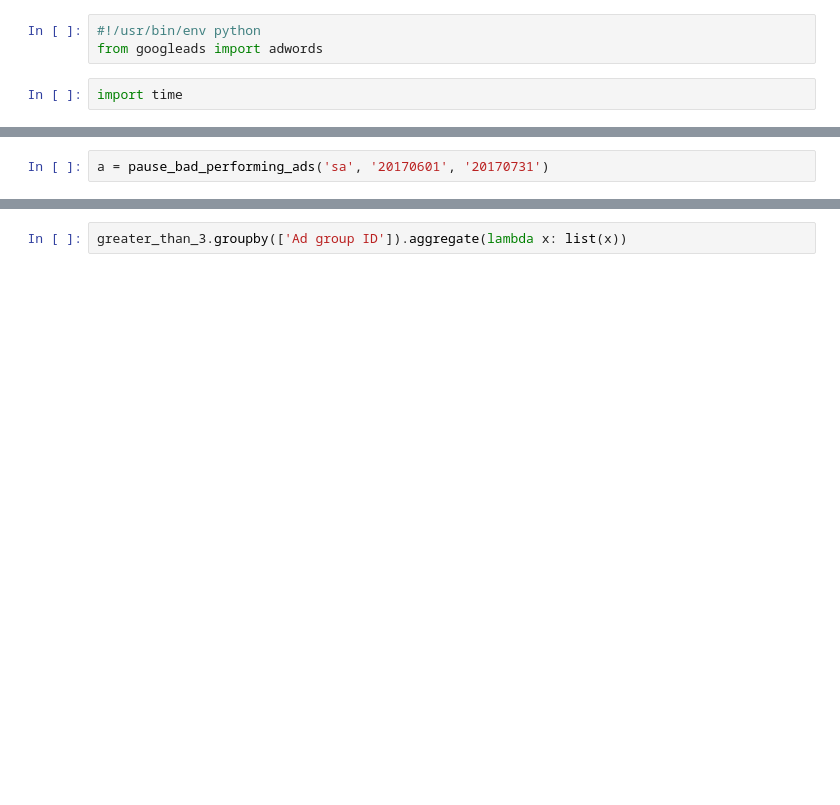
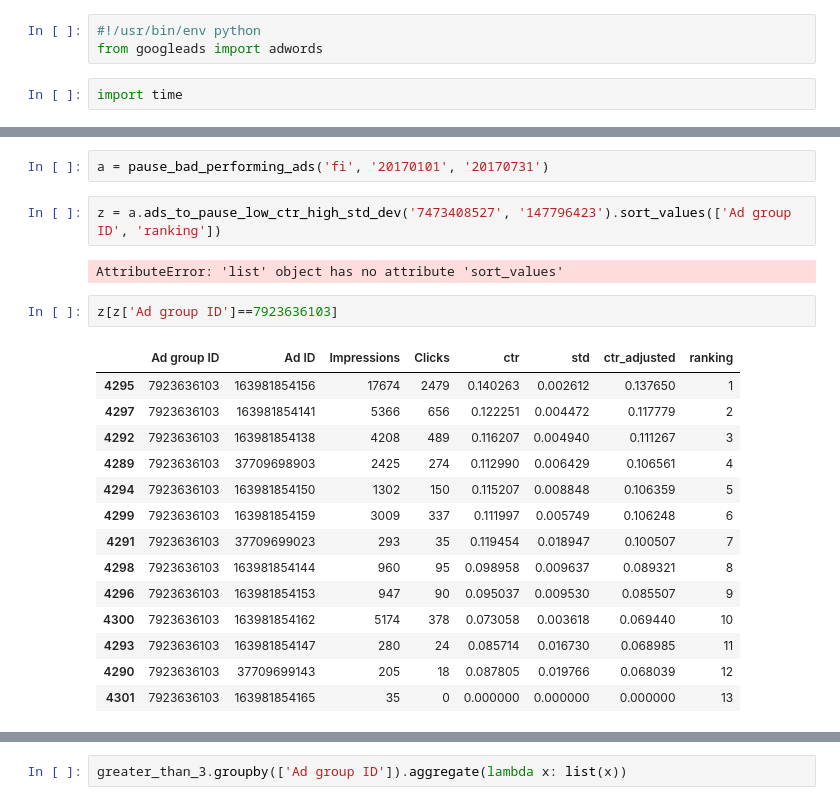
Before and after one commit to mcdelaney/googleadwords, a Jupyter notebook: pause_bad_performing_ads.ipynb, the cells around one changed output, grey strips where cells are left out. Drawn from its saved outputs; the diff is of its cells as text; blank space fills up the shorter version.

Commit message:
pause bad ads

```diff
--- a/pause_bad_performing_ads.ipynb
+++ b/pause_bad_performing_ads.ipynb
@@ -138,3 +206,24 @@ class pause_bad_performing_ads(object):
 # %%
-a = pause_bad_performing_ads('sa', '20170601', '20170731')
+a = pause_bad_performing_ads('fi', '20170101', '20170731')
+# %%
+z = a.ads_to_pause_low_ctr_high_std_dev('7473408527', '147796423').sort_values(['Ad group ID', 'ranking'])
+# %% [output]
+AttributeError: 'list' object has no attribute 'sort_values'
+# %%
+z[z['Ad group ID']==7923636103]
+# %% [output]
+|  | Ad group ID | Ad ID | Impressions | Clicks | ctr | std | ctr_adjusted | ranking |
+| 4295 | 7923636103 | 163981854156 | 17674 | 2479 | 0.140263 | 0.002612 | 0.137650 | 1 |
+| 4297 | 7923636103 | 163981854141 | 5366 | 656 | 0.122251 | 0.004472 | 0.117779 | 2 |
+| 4292 | 7923636103 | 163981854138 | 4208 | 489 | 0.116207 | 0.004940 | 0.111267 | 3 |
+| 4289 | 7923636103 | 37709698903 | 2425 | 274 | 0.112990 | 0.006429 | 0.106561 | 4 |
+| 4294 | 7923636103 | 163981854150 | 1302 | 150 | 0.115207 | 0.008848 | 0.106359 | 5 |
+| 4299 | 7923636103 | 163981854159 | 3009 | 337 | 0.111997 | 0.005749 | 0.106248 | 6 |
+| 4291 | 7923636103 | 37709699023 | 293 | 35 | 0.119454 | 0.018947 | 0.100507 | 7 |
+| 4298 | 7923636103 | 163981854144 | 960 | 95 | 0.098958 | 0.009637 | 0.089321 | 8 |
+| 4296 | 7923636103 | 163981854153 | 947 | 90 | 0.095037 | 0.009530 | 0.085507 | 9 |
+| 4300 | 7923636103 | 163981854162 | 5174 | 378 | 0.073058 | 0.003618 | 0.069440 | 10 |
+| 4293 | 7923636103 | 163981854147 | 280 | 24 | 0.085714 | 0.016730 | 0.068985 | 11 |
+| 4290 | 7923636103 | 37709699143 | 205 | 18 | 0.087805 | 0.019766 | 0.068039 | 12 |
+| 4301 | 7923636103 | 163981854165 | 35 | 0 | 0.000000 | 0.000000 | 0.000000 | 13 |
 # %%
```
Also changed, not shown: parts of 3 cells of this notebook.
